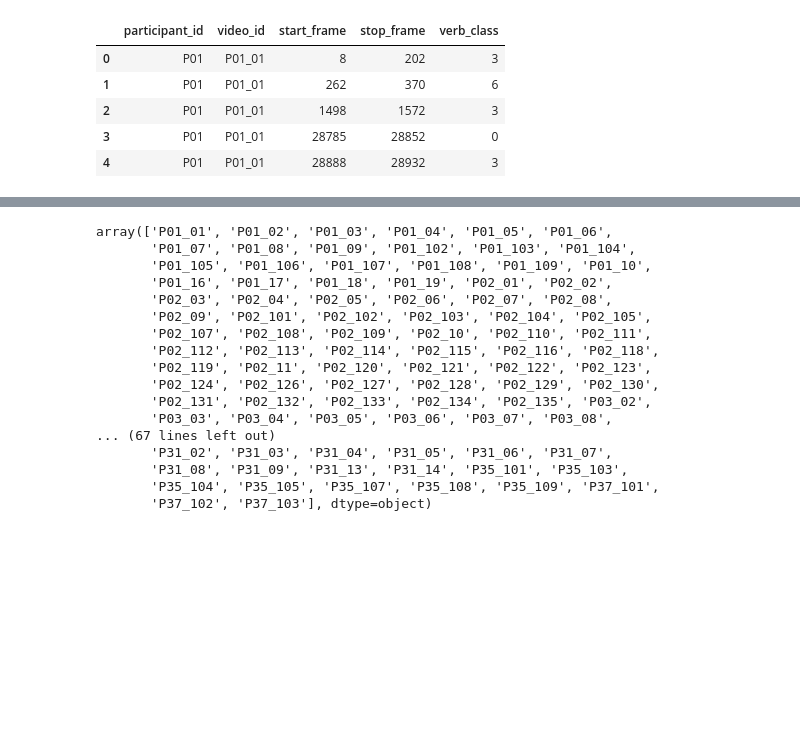
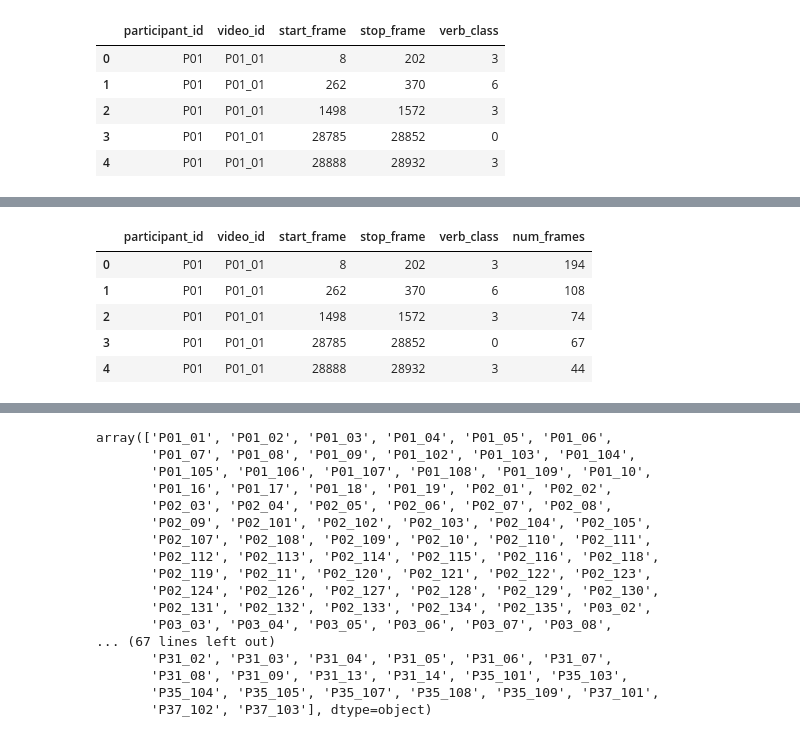
Before and after one commit to oriolmp/TFG, a Jupyter notebook: notebooks/Playground.ipynb, the cells around one changed output, grey strips where cells are left out. Cells and saved outputs as stored; diff of their text form; code cells hidden in the pictures; blank space fills up the shorter version.

```diff
--- a/notebooks/Playground.ipynb
+++ b/notebooks/Playground.ipynb
@@ -40,0 +50,9 @@ clip_df.head()
+# %%
+clip_df.head()
+# %% [output]
+|  | participant_id | video_id | start_frame | stop_frame | verb_class | num_frames |
+| 0 | P01 | P01_01 | 8 | 202 | 3 | 194 |
+| 1 | P01 | P01_01 | 262 | 370 | 6 | 108 |
+| 2 | P01 | P01_01 | 1498 | 1572 | 3 | 74 |
+| 3 | P01 | P01_01 | 28785 | 28852 | 0 | 67 |
+| 4 | P01 | P01_01 | 28888 | 28932 | 3 | 44 |
```
Also changed, not shown: parts of 7 cells of this notebook.
